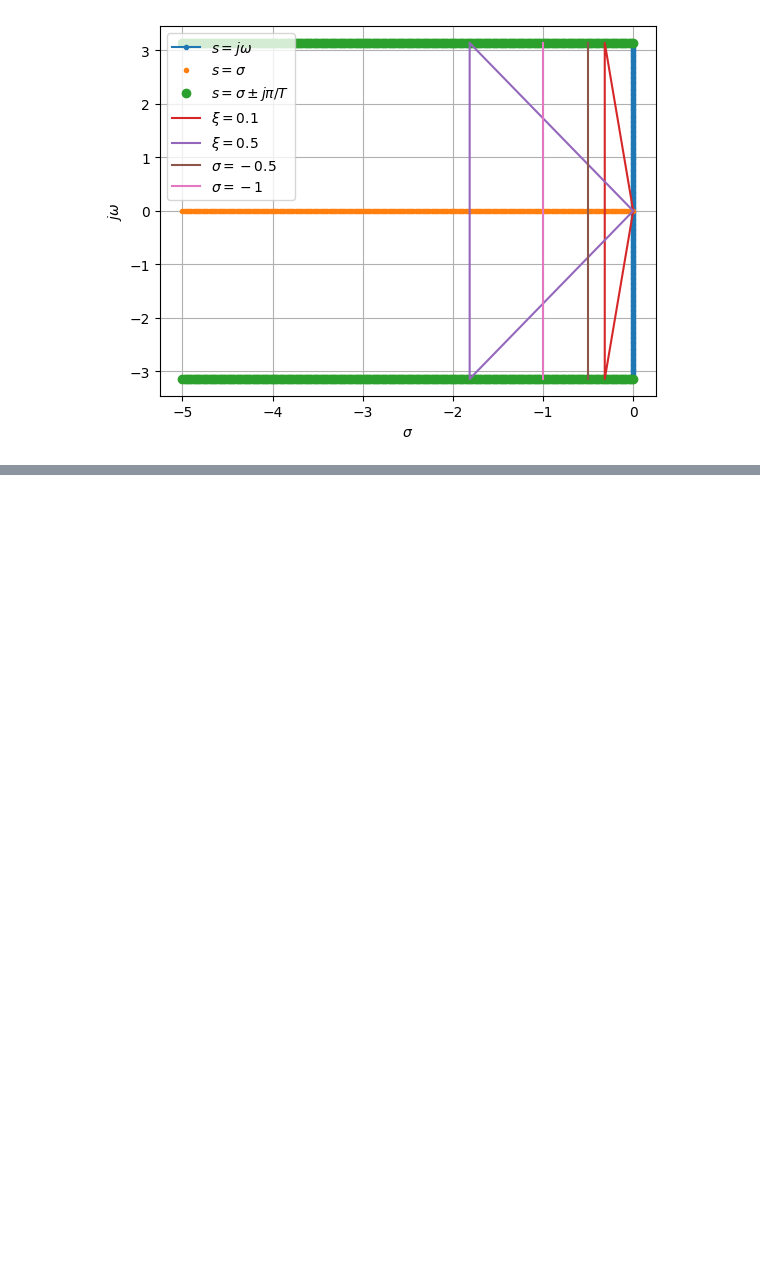
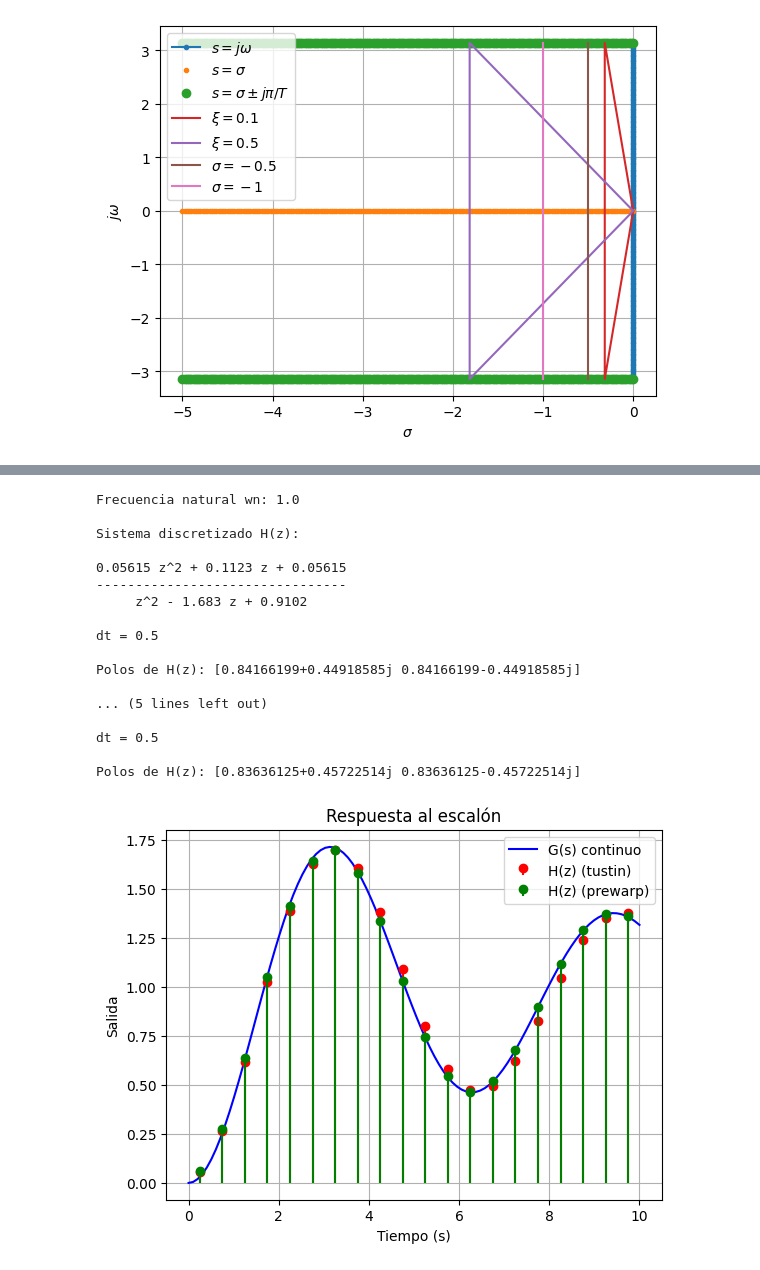
Before and after one commit to pgonfiuba/ica, a Jupyter notebook: 1. Sistemas discretos/aproximaciones.ipynb, the cells around one changed output, grey strips where cells are left out. Saved outputs shown, nothing was run; the diff lists cells and outputs as text; code cells hidden in the pictures; blank space fills up the shorter version.

Commit message:
discretizacion aproximada

```diff
--- a/1. Sistemas discretos/aproximaciones.ipynb
+++ b/1. Sistemas discretos/aproximaciones.ipynb
@@ -121,0 +245,60 @@ plt.show()
+# %%
+# Vemos que Tustin es el que mejor aproxima al sistema continuo, ya que mapea el eje $j\omega$ en el círculo unitario.
+# Euler Forward y Backward son aproximaciones que no son muy precisas, pero Tustin es una buena aproximación para sistemas continuos.
+# ZOH es una discretización exacta si se excita con escalones, ya que el método asume que hay un ZOH en la entrada de la planta.
+# El método de Euler Forward es el que más se aleja del sistema continuo, ya que mapea el eje $j\omega$ en una línea recta que pasa por $z=1$.
+
+# Sin embargo con Tustin encontramos que se puede mejorar la respuesta obtenida si correjimos los polos usando prewarp
+# Además si graficamos los escalone en lugar de las barras vemos que hay un desfazaje de medio período entre la respuesta continua y la discreta
+wn = np.imag(poles[0])
+print(f"\nFrecuencia natural wn: {wn}")
+
+H = G.sample(T, method='tustin')
+print("\nSistema discretizado H(z):")
+print(H)
+print("Polos de H(z):", ctl.pole(H))
+
+Hpw = G.sample(T, method='tustin',prewarp_frequency=wn)
+print(f"\nSistema discretizado H(z) con prewarp en wn={wn}:")
+print(Hpw)
+print("Polos de H(z):", ctl.pole(Hpw))
+
+# Gráfico
+plt.figure()
+t_cont, y_cont = ctl.step_response(G, T=t_span)
+plt.plot(t_cont, y_cont, 'b', label='G(s) continuo')
+
+# Respuesta al escalon
+t_disc, y_disc = ctl.step_response(H, T=np.arange(0, t_span, T))
+#plt.step(t_disc, y_disc, '-', where='post', label=f"H(z) (tustin)")
+plt.stem(t_disc+T/2, y_disc, 'r', basefmt=' ', label=f"H(z) (tustin)")
+
+t_disc_pw, y_disc_pw = ctl.step_response(Hpw, T=np.arange(0, t_span, T))
+plt.stem(t_disc_pw+T/2, y_disc_pw, 'g', basefmt=' ', label=f"H(z) (prewarp)")
+#plt.step(t_disc_pw, y_disc_pw, '-', where='post', label=f"H(z) (prewarp)")
+
+plt.title('Respuesta al escalón')
+plt.xlabel('Tiempo (s)')
+plt.ylabel('Salida')
+plt.legend()
+plt.grid(True)
+plt.show()
+# %% [output]
+Frecuencia natural wn: 1.0
+
+Sistema discretizado H(z):
+
+0.05615 z^2 + 0.1123 z + 0.05615
+--------------------------------
+     z^2 - 1.683 z + 0.9102
+
+dt = 0.5
+
+Polos de H(z): [0.84166199+0.44918585j 0.84166199-0.44918585j]
+
+... (5 lines left out)
+
+dt = 0.5
+
+Polos de H(z): [0.83636125+0.45722514j 0.83636125-0.45722514j]
+[figure, added]
```
Also changed, not shown: parts of 4 cells of this notebook.
